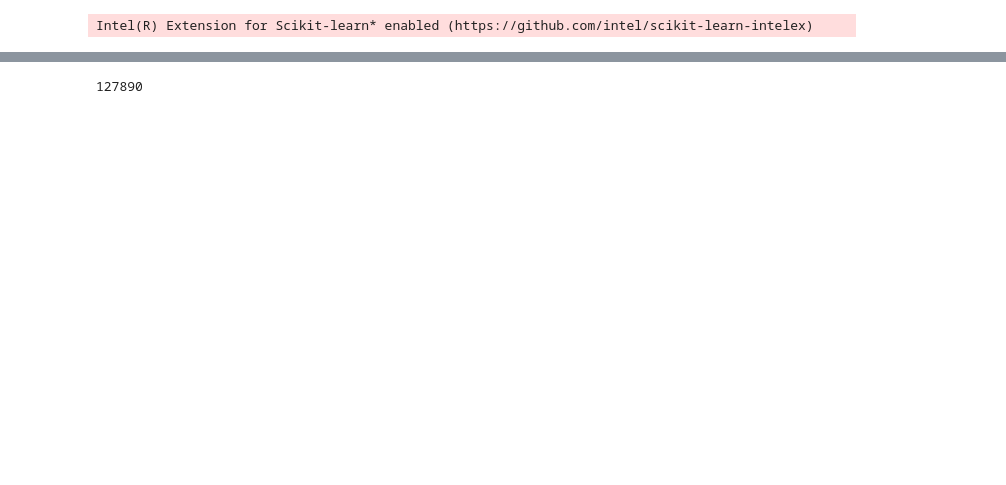
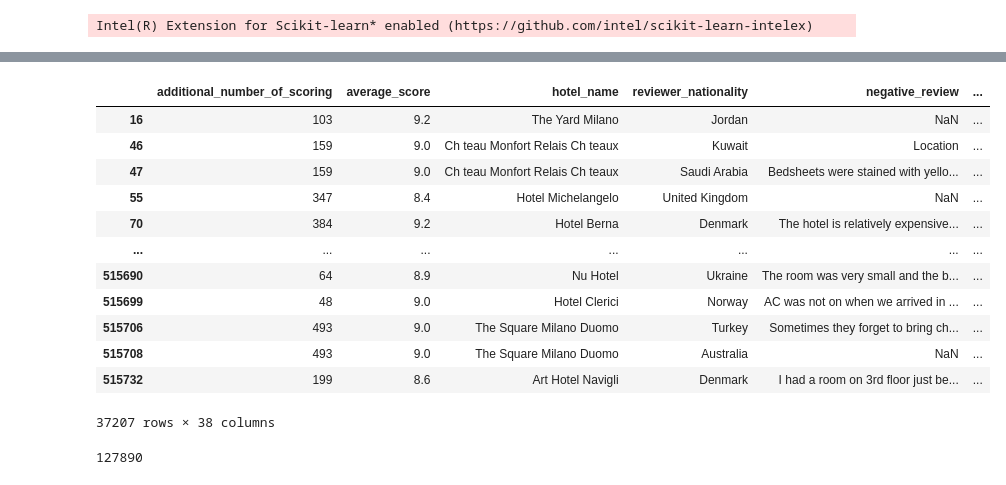
Before and after one commit to InPersonAnalysis/customer_review_capston, a Jupyter notebook: tarrence_explore.ipynb, the cells around one changed output, grey strips where cells are left out. Saved outputs shown, nothing was run; the diff lists cells and outputs as text; code cells hidden in the pictures; blank space fills up the shorter version.

```diff
--- a/tarrence_explore.ipynb
+++ b/tarrence_explore.ipynb
@@ -115,3 +39,20 @@ len(df[(df.positive_review == 'No Positive') | (df.positive_review == 'Nothing')
+# %%
+milan_df = df.copy()[df.city == 'Milan']
+milan_df
+# %% [output]
+|  | additional_number_of_scoring | average_score | hotel_name | reviewer_nationality | negative_review | ... |
+| 16 | 103 | 9.2 | The Yard Milano | Jordan | NaN | ... |
+| 46 | 159 | 9.0 | Ch teau Monfort Relais Ch teaux | Kuwait | Location | ... |
+| 47 | 159 | 9.0 | Ch teau Monfort Relais Ch teaux | Saudi Arabia | Bedsheets were stained with yello... | ... |
+| 55 | 347 | 8.4 | Hotel Michelangelo | United Kingdom | NaN | ... |
+| 70 | 384 | 9.2 | Hotel Berna | Denmark | The hotel is relatively expensive... | ... |
+| ... | ... | ... | ... | ... | ... | ... |
+| 515690 | 64 | 8.9 | Nu Hotel | Ukraine | The room was very small and the b... | ... |
+| 515699 | 48 | 9.0 | Hotel Clerici | Norway | AC was not on when we arrived in ... | ... |
+| 515706 | 493 | 9.0 | The Square Milano Duomo | Turkey | Sometimes they forget to bring ch... | ... |
+| 515708 | 493 | 9.0 | The Square Milano Duomo | Australia | NaN | ... |
+| 515732 | 199 | 8.6 | Art Hotel Navigli | Denmark | I had a room on 3rd floor just be... | ... |
+37207 rows × 38 columns
 # %%
 len(df[(df.negative_review == 'No Negative') | (df.negative_review == 'Nothing')])
 # %% [output]
```
Also changed, not shown: parts of 11 cells of this notebook.
